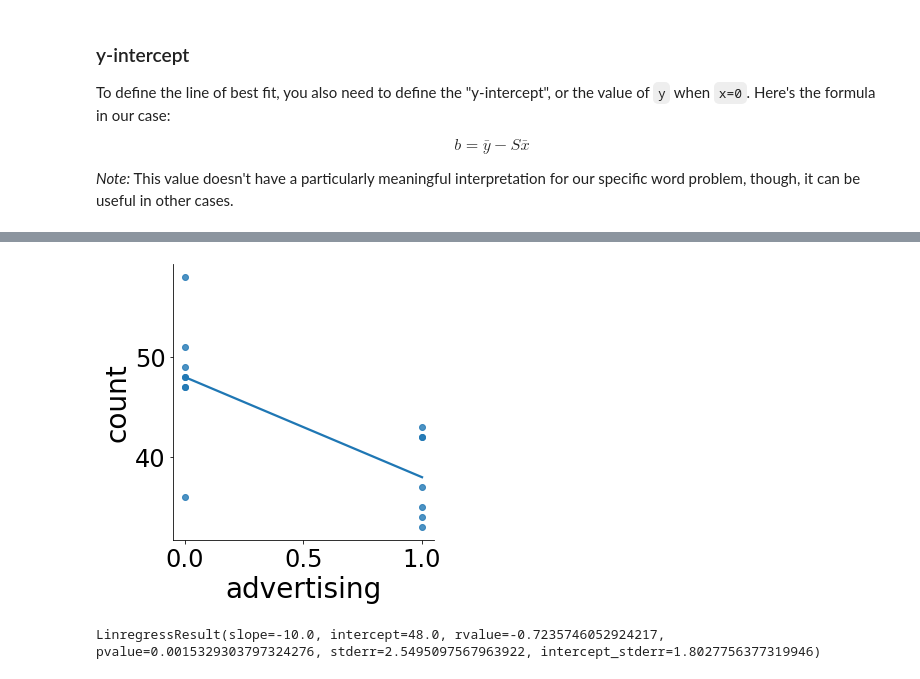
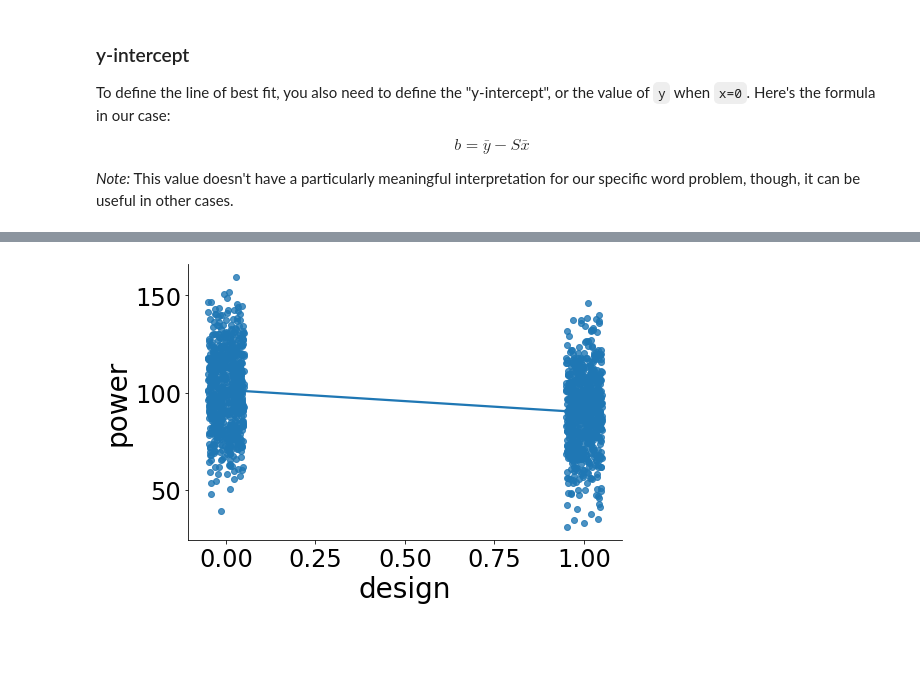
Before and after one commit to Jessime/ttest, a Jupyter notebook: ttest_to_lr.ipynb, the cells around one changed output, grey strips where cells are left out. Saved outputs shown, nothing was run; the diff lists cells and outputs as text; code cells hidden in the pictures; blank space fills up the shorter version.

```diff
--- a/ttest_to_lr.ipynb
+++ b/ttest_to_lr.ipynb
@@ -377,4 +433,4 @@ df1_1["advertising"] = dummy_code
 # %%
-sns.lmplot(x="advertising", y="count", data=df1_1, ci=None); plt.show()
+sns.lmplot(x="design", y="power", data=df2, ci=None, aspect=1.5, x_jitter=.05); plt.show()
 # %% [output]
-[figure, old version]
+[figure, new version]
@@ -383,4 +436,0 @@ df1_1["count"] = df1_1["count"].replace(np.nan, 38)
-# %%
-linregress(df1_1["advertising"], df1_1["count"])
-# %% [output]
-LinregressResult(slope=-10.0, intercept=48.0, rvalue=-0.7235746052924217, pvalue=0.0015329303797324276, stderr=2.5495097567963922, intercept_stderr=1.8027756377319946)
```
Also changed, not shown: parts of 29 cells of this notebook, 3 other files.
